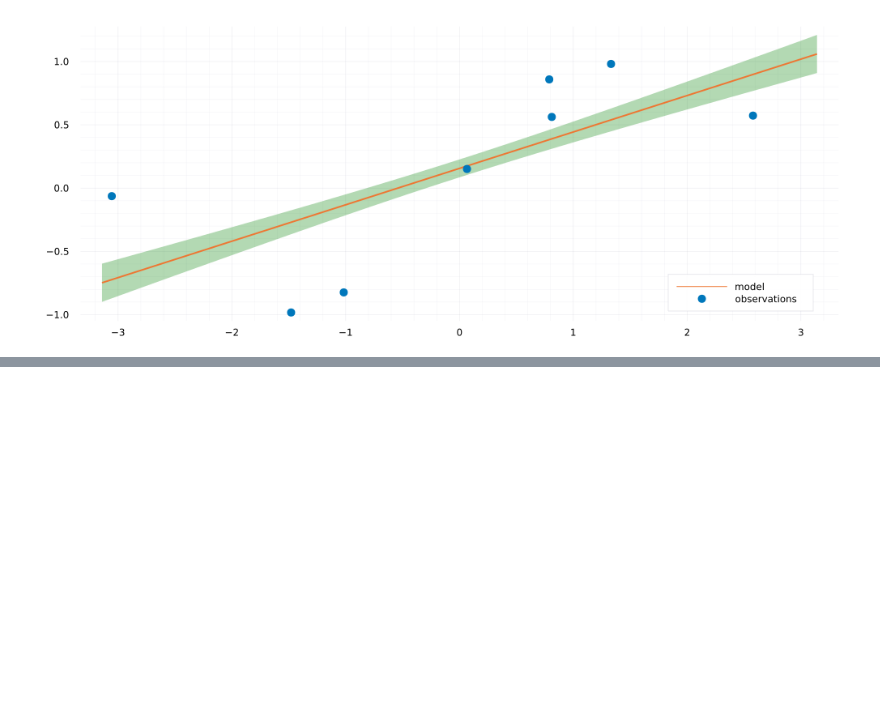
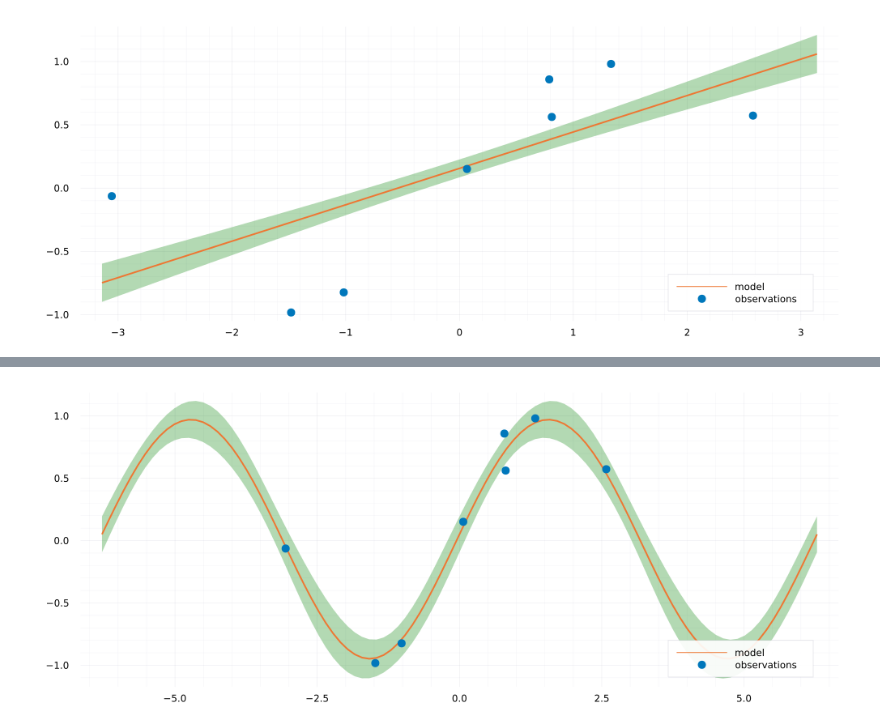
Before and after one commit to bonevbs/ml_notebooks, a Jupyter notebook: gaussian_processes.ipynb, the cells around one changed output, grey strips where cells are left out. Cells and saved outputs as stored; diff of their text form; code cells hidden in the pictures; blank space fills up the shorter version.

```diff
--- a/gaussian_processes.ipynb
+++ b/gaussian_processes.ipynb
@@ -536,3 +518,17 @@ In the case of GP regression, we need to invert the $k \times k$ covariance matr
+# %%
+# take the same mesh, but adapt the prior to the new variance
+x_mesh = LinRange(-2*π,2*π,100)
+Kprior = (xa, xb) -> D(xa, xb, σ=σ)
+Kpost = (xa, xb) -> K(xa, xb, l=π)
+
+m, S = compute_gp_posterior(x_obs, f_obs, x_mesh, Kpost, Kprior)
+
+# plot the posterior mean, as well as its 2σ confidence interval
+var = sqrt.(diag(S))
+plot(x_mesh, m, ribbon=(2*var, 2*var), fc=:green, fa=0.3, label="model", linewidth=2, legend=:bottomright, size=(1000,400))
+scatter!(x_obs, f_obs, label="observations")
+# %% [output]
+[figure, added]
 # %% [markdown]
 ## Connection to Neural Networks
 
```
Also changed, not shown: parts of 5 cells of this notebook.
